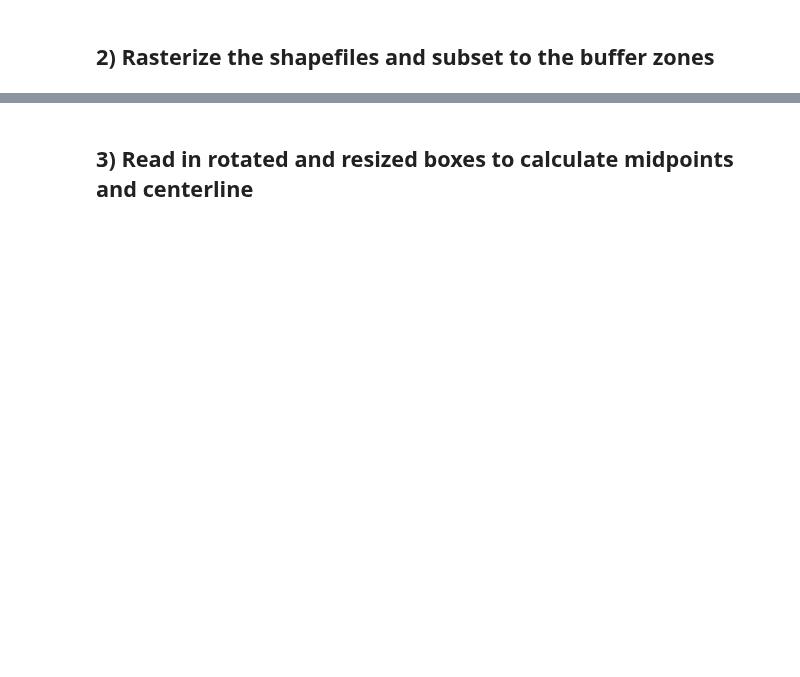
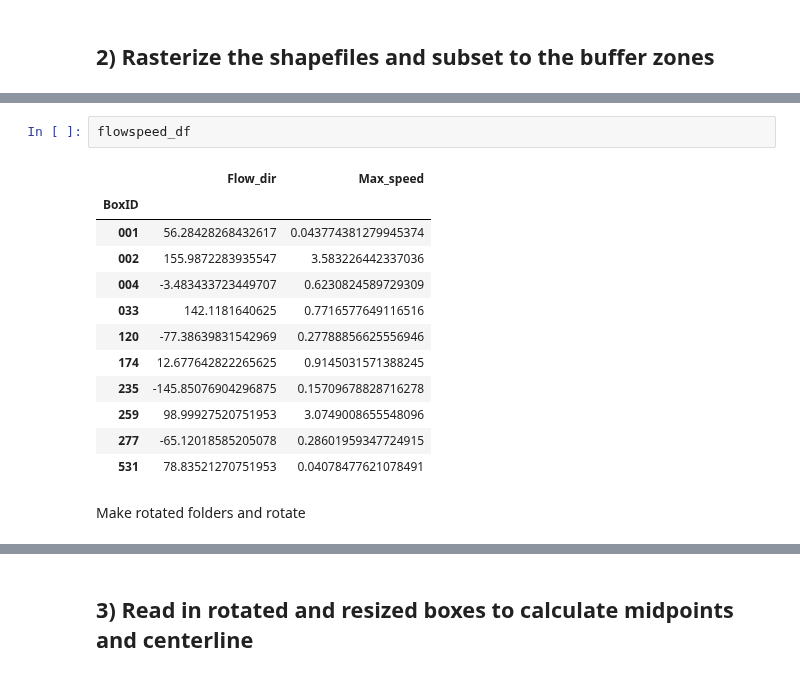
Before and after one commit to jukesliu/automated-glacier-terminus, a Jupyter notebook: Manual_delineations.ipynb, the cells around one changed output, grey strips where cells are left out. Saved outputs shown, nothing was run; the diff lists cells and outputs as text; blank space fills up the shorter version.

```diff
--- a/Manual_delineations.ipynb
+++ b/Manual_delineations.ipynb
@@ -259,0 +203,17 @@ Then, convert rotated, rasterized delineations to png files to read in:
+# %%
+flowspeed_df
+# %% [output]
+|  | Flow_dir | Max_speed |
+| BoxID |  |  |
+| 001 | 56.28428268432617 | 0.043774381279945374 |
+| 002 | 155.9872283935547 | 3.583226442337036 |
+| 004 | -3.483433723449707 | 0.6230824589729309 |
+| 033 | 142.1181640625 | 0.7716577649116516 |
+| 120 | -77.38639831542969 | 0.27788856625556946 |
+| 174 | 12.677642822265625 | 0.9145031571388245 |
+| 235 | -145.85076904296875 | 0.15709678828716278 |
+| 259 | 98.99927520751953 | 3.0749008655548096 |
+| 277 | -65.12018585205078 | 0.28601959347724915 |
+| 531 | 78.83521270751953 | 0.04078477621078491 |
+# %% [markdown]
+Make rotated folders and rotate
```
Also changed, not shown: parts of 44 cells of this notebook.
